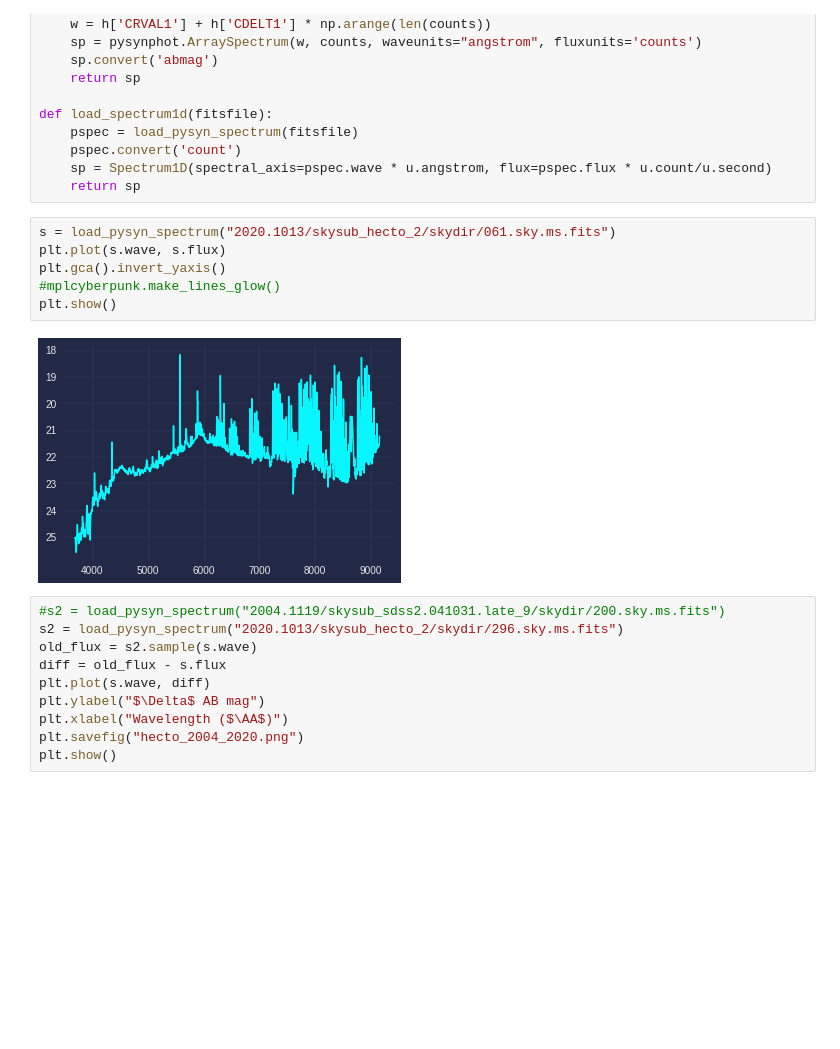
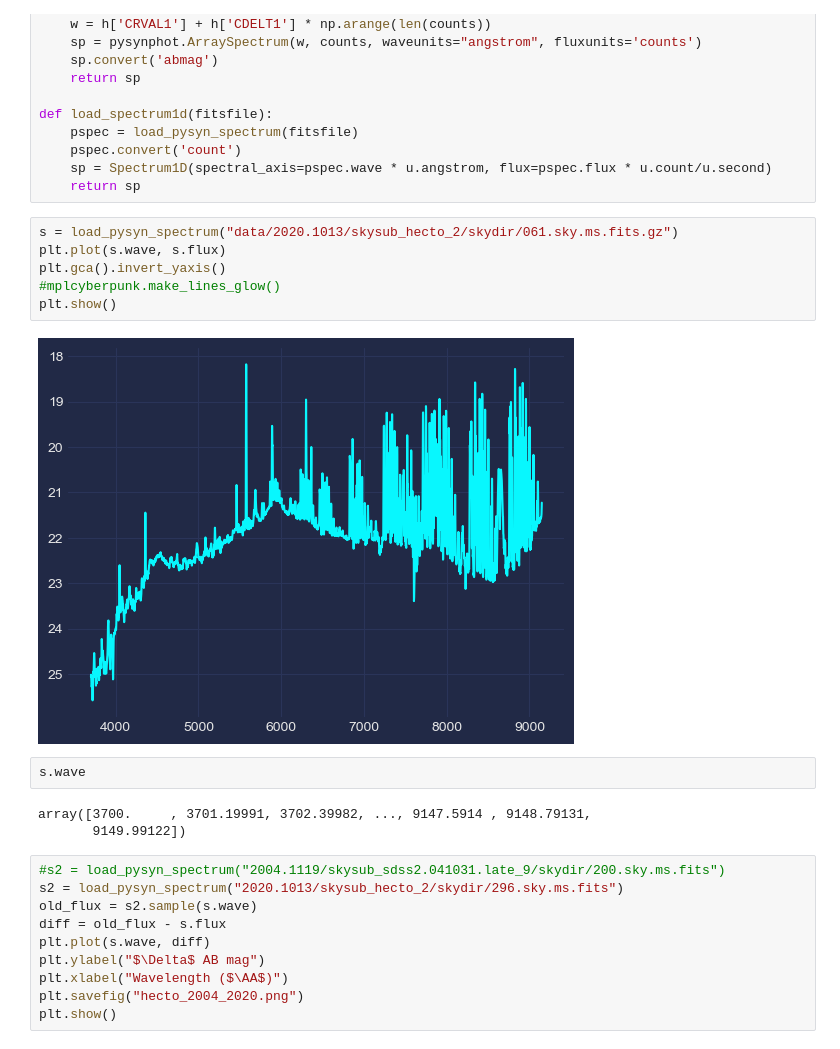
Before and after one commit to tepickering/hecto-sky-background, a Jupyter notebook: hecto.ipynb, the cells around one changed output. Cells and saved outputs as stored; diff of their text form; blank space fills up the shorter version.

Commit message:
notebook edits; data files for 2800k incandescent and metal halide lights

```diff
--- a/hecto.ipynb
+++ b/hecto.ipynb
@@ -32,13 +32,18 @@ def load_spectrum1d(fitsfile):
     sp = Spectrum1D(spectral_axis=pspec.wave * u.angstrom, flux=pspec.flux * u.count/u.second)
     return sp
 # %%
-s = load_pysyn_spectrum("2020.1013/skysub_hecto_2/skydir/061.sky.ms.fits")
+s = load_pysyn_spectrum("data/2020.1013/skysub_hecto_2/skydir/061.sky.ms.fits.gz")
 plt.plot(s.wave, s.flux)
 plt.gca().invert_yaxis()
 #mplcyberpunk.make_lines_glow()
 plt.show()
 # %% [output]
-[figure, old version]
+[figure, new version]
+# %%
+s.wave
+# %% [output]
+array([3700.     , 3701.19991, 3702.39982, ..., 9147.5914 , 9148.79131,
+       9149.99122])
 # %%
 #s2 = load_pysyn_spectrum("2004.1119/skysub_sdss2.041031.late_9/skydir/200.sky.ms.fits")
 s2 = load_pysyn_spectrum("2020.1013/skysub_hecto_2/skydir/296.sky.ms.fits")
```
Also changed, not shown: 3 other files.
